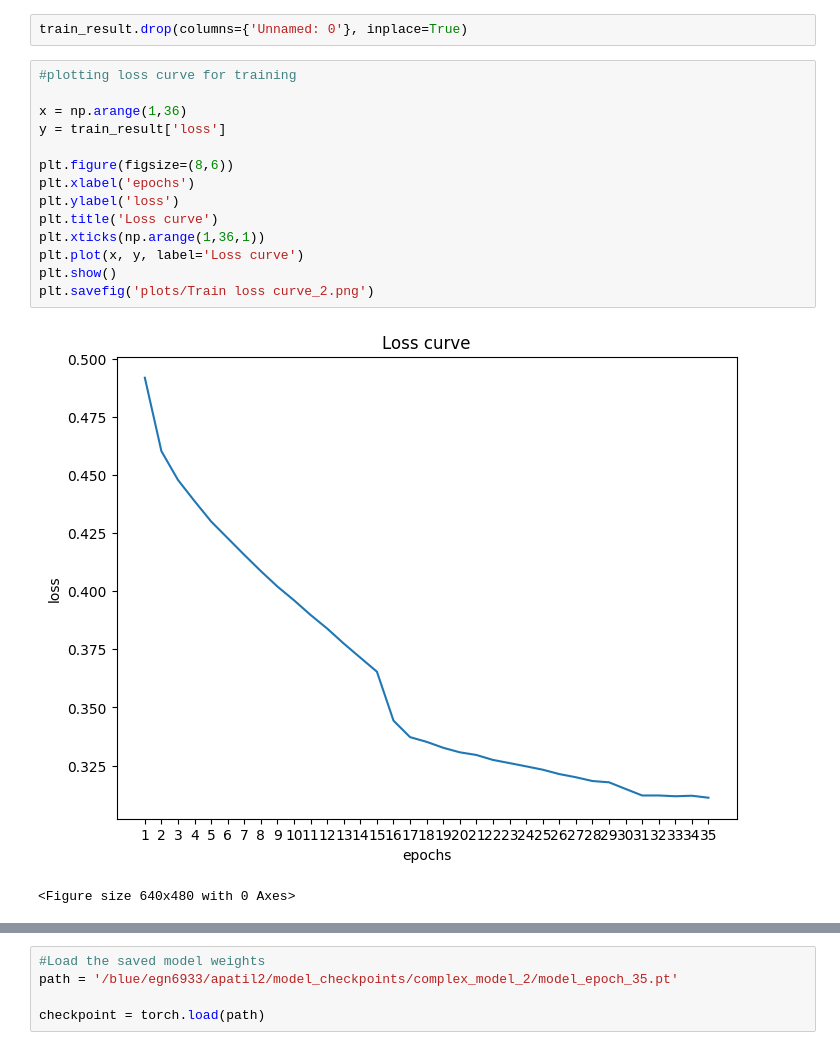
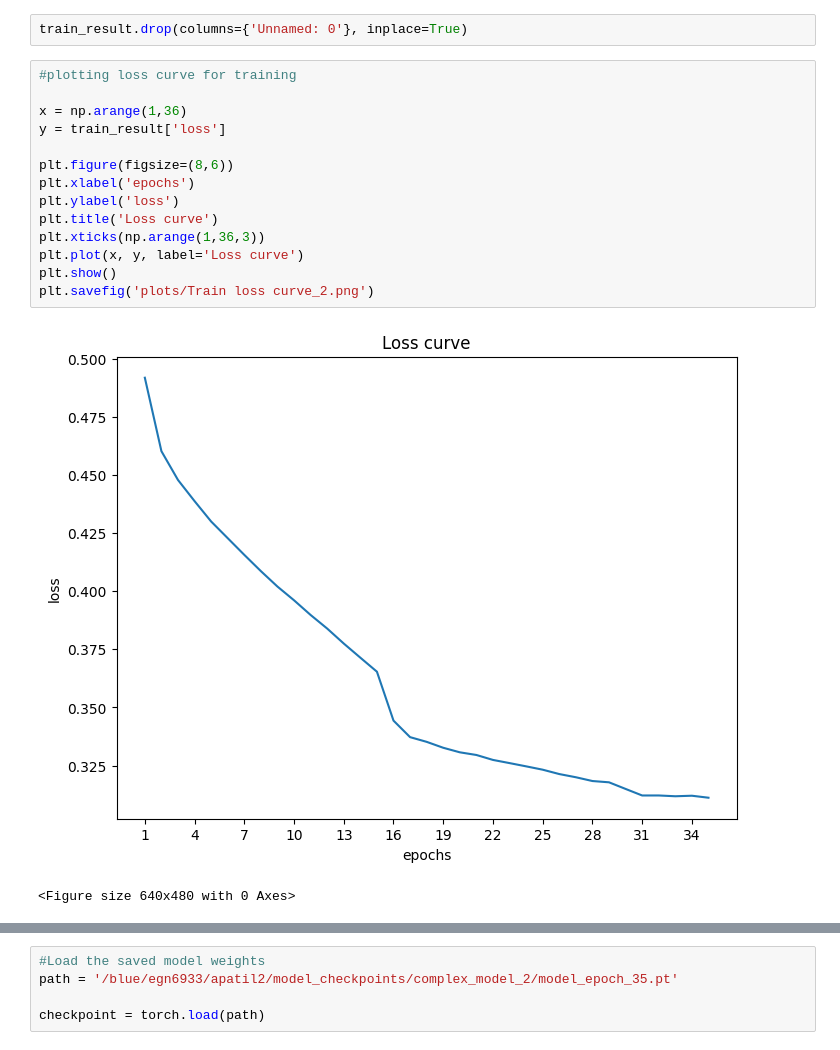
Before and after one commit to Anskira/Predicting-the-pathogenecity-of-genetic-variants, a Jupyter notebook: Notebooks/model_training.ipynb, the cells around one changed output, grey strips where cells are left out. Drawn from its saved outputs; the diff is of its cells as text.

```diff
--- a/Notebooks/model_training.ipynb
+++ b/Notebooks/model_training.ipynb
@@ -344,17 +345,17 @@ train_result.drop(columns={'Unnamed: 0'}, inplace=True)
 # %%
 #plotting loss curve for training
 
 x = np.arange(1,36)
 y = train_result['loss']
 
 plt.figure(figsize=(8,6))
 plt.xlabel('epochs')
 plt.ylabel('loss')
 plt.title('Loss curve')
-plt.xticks(np.arange(1,36,1))
+plt.xticks(np.arange(1,36,3))
 plt.plot(x, y, label='Loss curve')
 plt.show()
 plt.savefig('plots/Train loss curve_2.png')
 # %% [output]
-[figure, old version]
+[figure, new version]
 <Figure size 640x480 with 0 Axes>
```
Also changed, not shown: parts of 10 cells of this notebook, 13 other files.
